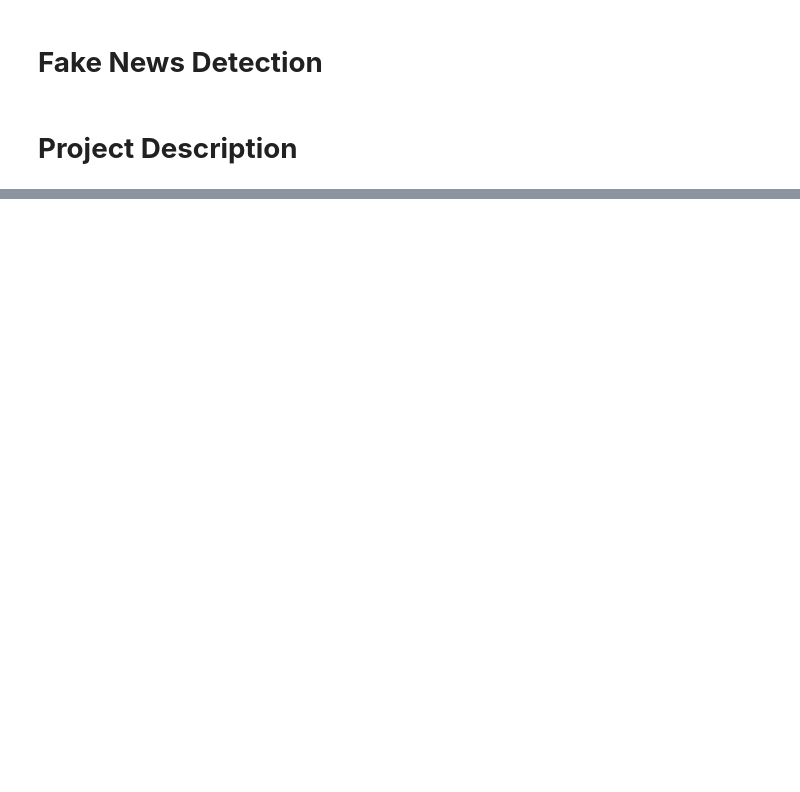
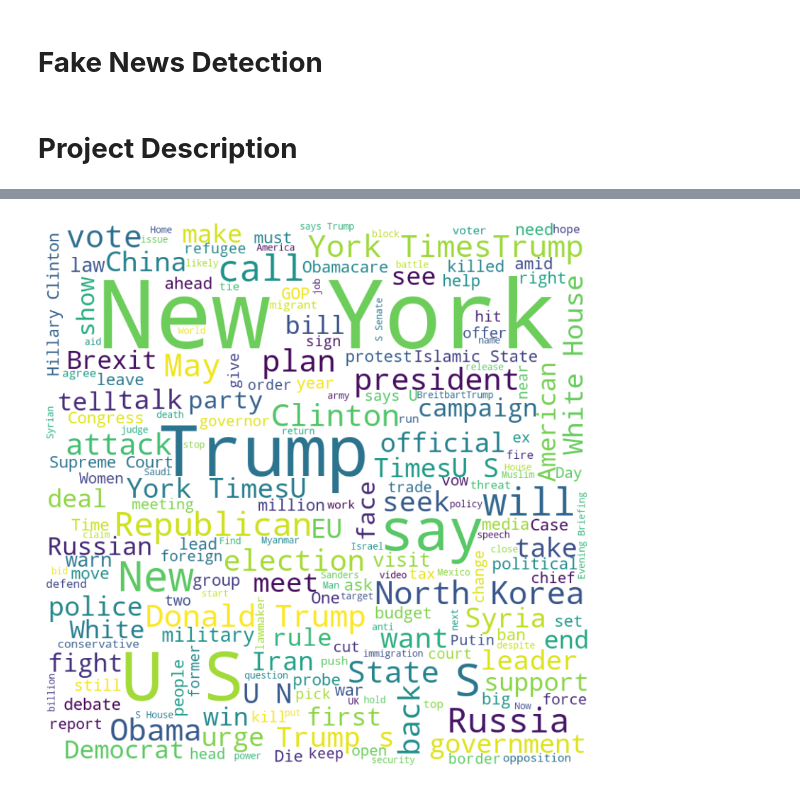
Before and after one commit to Przemek9110/fake-news-detection, a Jupyter notebook: fake_news_detection.ipynb, the cells around one changed output, grey strips where cells are left out. Saved outputs shown, nothing was run; the diff lists cells and outputs as text; code cells hidden in the pictures; blank space fills up the shorter version.

```diff
--- a/fake_news_detection.ipynb
+++ b/fake_news_detection.ipynb
@@ -16,0 +40,11 @@ fake = pd.read_csv('data/fake.csv')
+# %%
+stopwords = set(STOPWORDS)
+def word_cloud_plot(df, groupby, agg_column):
+    wc = WordCloud(width = 800, height = 800,
+                background_color ='white',
+                stopwords = stopwords,
+                min_font_size = 10).generate(df.groupby(groupby)[agg_column].sum()[0])
+    plt.figure(figsize=(10,10))
+    plt.imshow(wc, interpolation='bilinear')
+    plt.axis("off")
+    plt.show()
@@ -34,0 +76,4 @@ fake_news_net['news_url'] = fake_news_net['news_url'].str.split('/')
+# %%
+word_cloud_plot(wel_fake,'label', 'title')
+# %% [output]
+[figure, added]
```
Also changed, not shown: parts of 42 cells of this notebook.
